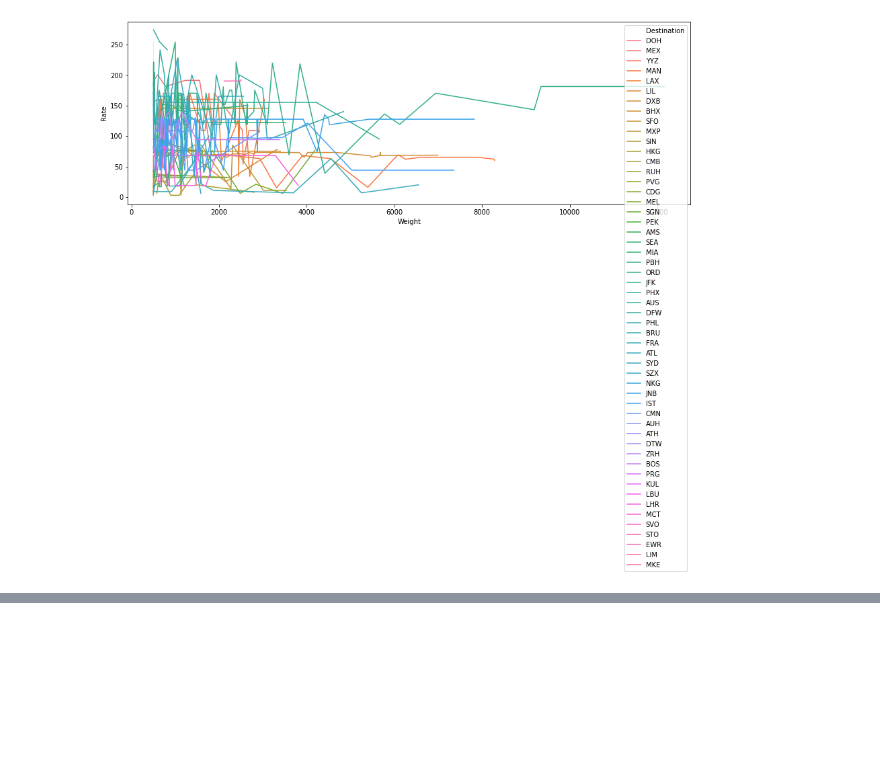
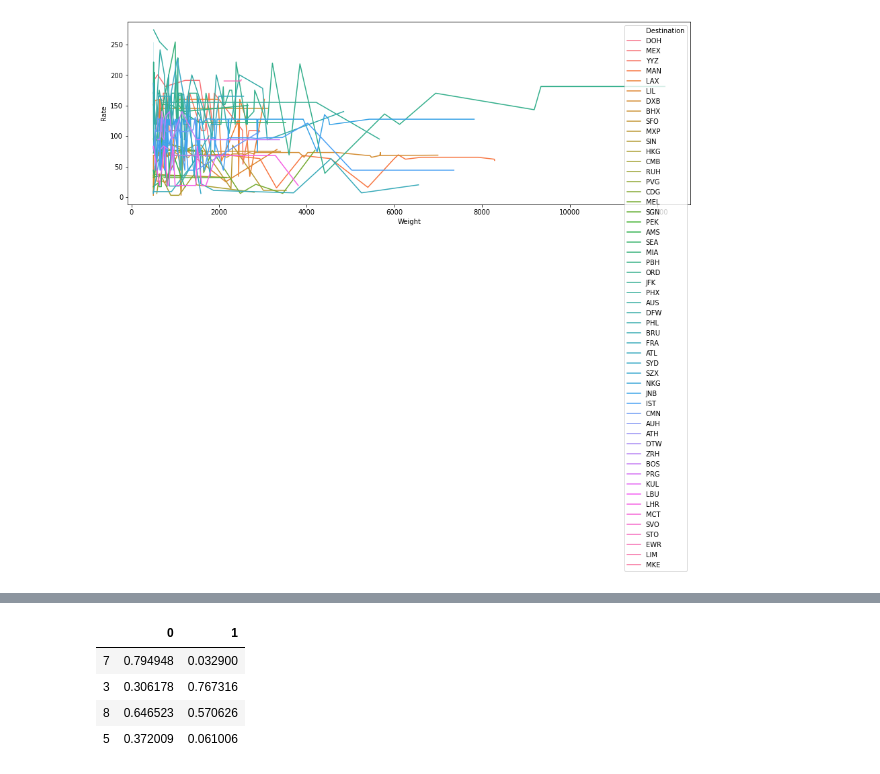
Before and after one commit to Deepak-Marichi/python-101, a Jupyter notebook: Python-for-Data-Science/Python-for-Data-Science.ipynb, the cells around one changed output, grey strips where cells are left out. Drawn from its saved outputs; the diff is of its cells as text; code cells hidden in the pictures; blank space fills up the shorter version.

```diff
--- a/Python-for-Data-Science/Python-for-Data-Science.ipynb
+++ b/Python-for-Data-Science/Python-for-Data-Science.ipynb
@@ -958,0 +1028,8 @@ sns.lineplot(x="Weight", y="Rate",hue="Destination",data=airline);
+# %%
+Test
+# %% [output]
+|  | 0 | 1 |
+| 7 | 0.794948 | 0.032900 |
+| 3 | 0.306178 | 0.767316 |
+| 8 | 0.646523 | 0.570626 |
+| 5 | 0.372009 | 0.061006 |
```
Also changed, not shown: parts of 8 cells of this notebook.
